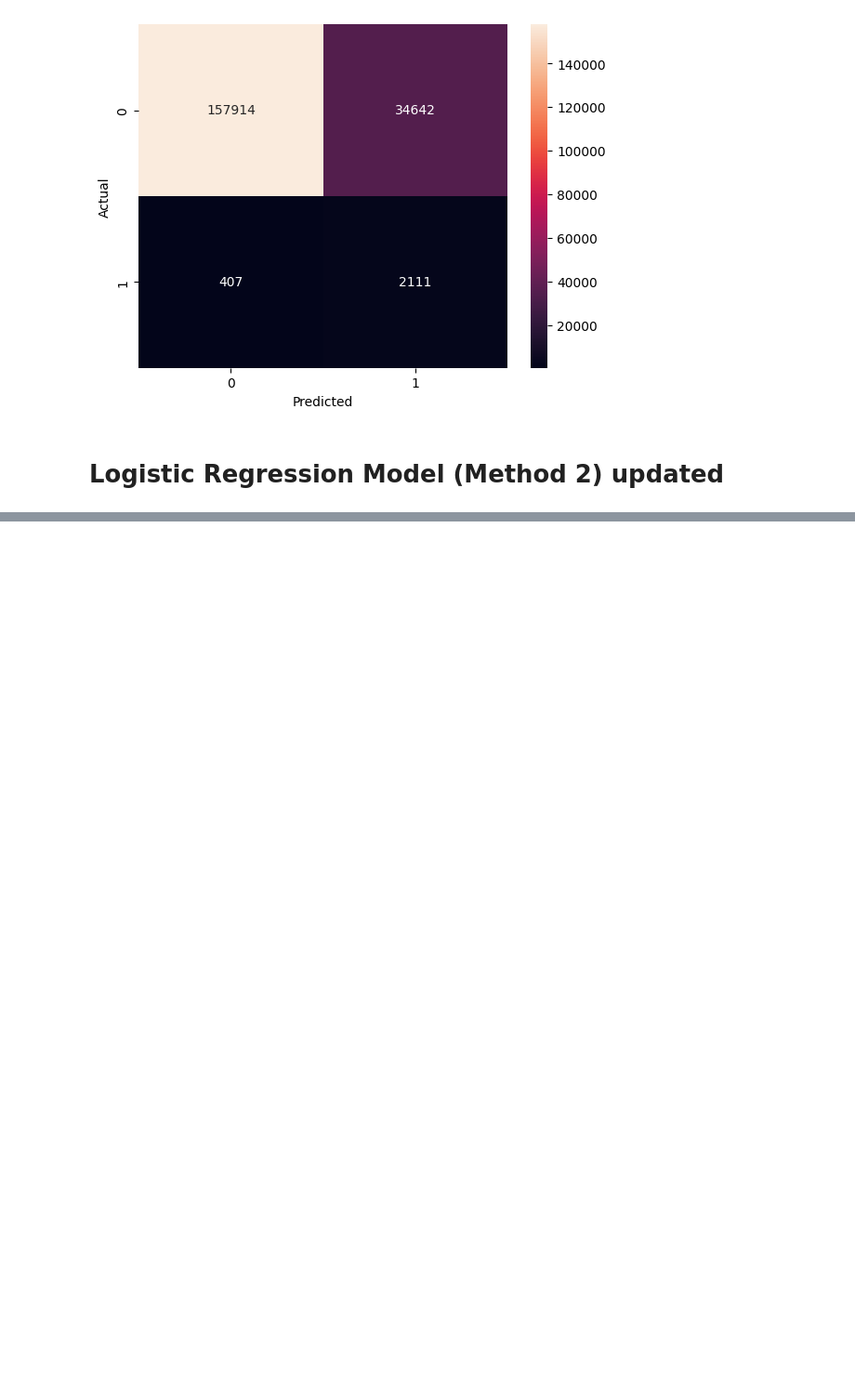
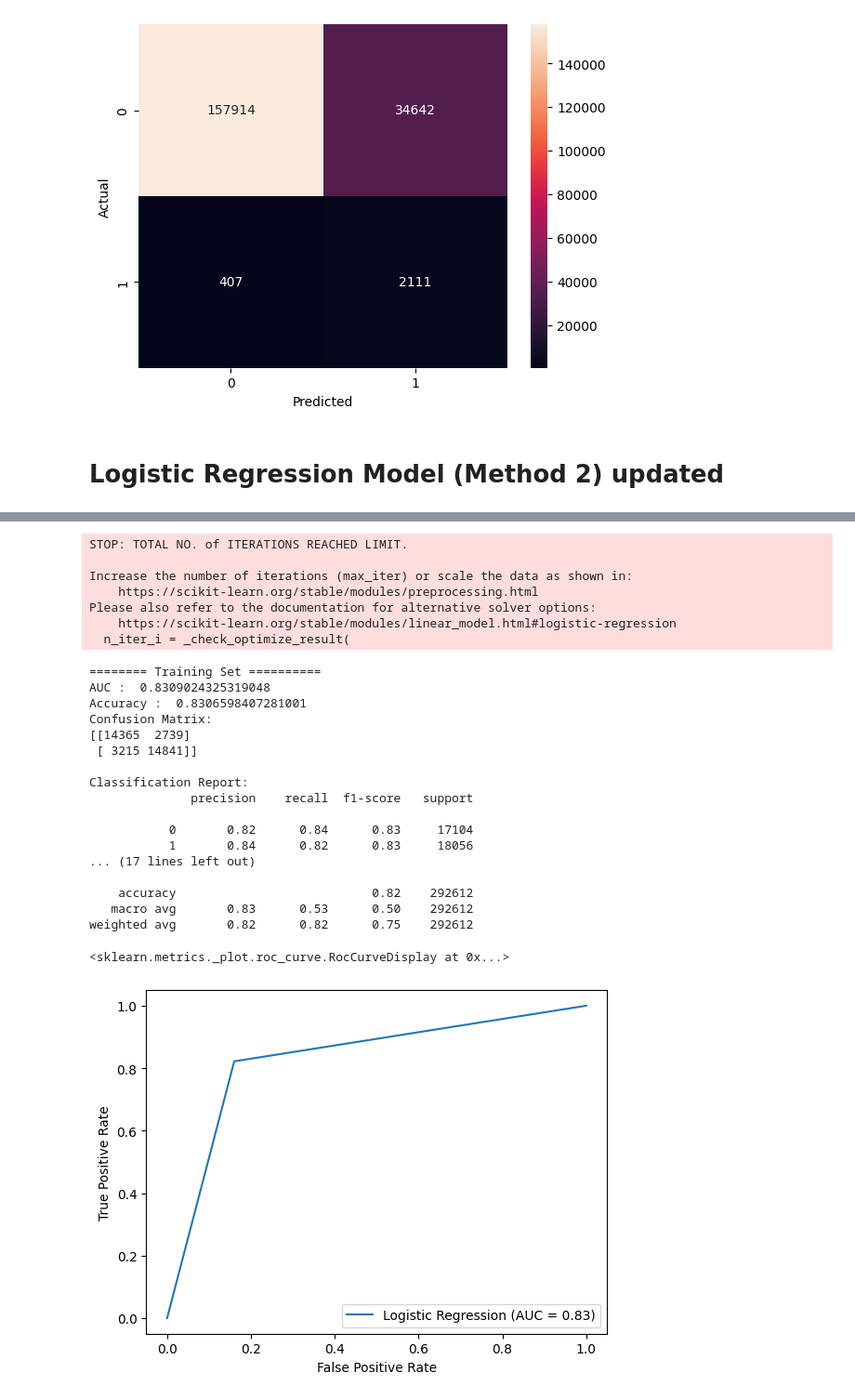
Before and after one commit to Dzy00/CHL5230-Final-Project, a Jupyter notebook: CHL5230_final_logReg_updated.ipynb, the cells around one changed output, grey strips where cells are left out. Shown: that part at 93% size. Drawn from its saved outputs; the diff is of its cells as text; code cells hidden in the pictures; blank space fills up the shorter version.

```diff
--- a/CHL5230_final_logReg_updated.ipynb
+++ b/CHL5230_final_logReg_updated.ipynb
@@ -297,35 +355,62 @@ def print_scores(conf_matrix, class_report, auc, acc):
     print("\nClassification Report:")
     print(class_report)
 # %%
-selected_columns = X_train.columns[rfecv.support_]
+selected_columns = X_resampled.columns[rfecv.support_]
 
 # Select only the features that were chosen by RFECV
-X_train = X_train[selected_columns]
+X_resampled_train = X_resampled[selected_columns]
 X_test = X_test[selected_columns]
 
 # Initialize and train a Logistic Regression model
 model = LogisticRegression()
-model.fit(X_train, y_train)
+model.fit(X_resampled_train, y_resampled)
 
 # Make predictions on the test and training sets
 y_pred_test = model.predict(X_test)
-y_pred_train = model.predict(X_train)
+y_pred_train = model.predict(X_resampled_train)
 
 # Calculate evaluation metrics and scores for the test and training sets
 conf_matrix_test, class_report_test, auc_test, acc_test = get_scores(y_pred_test, y_test)
-conf_matrix_train, class_report_train, auc_train, acc_train = get_scores(y_pred_train, y_train)
+conf_matrix_train, class_report_train, auc_train, acc_train = get_scores(y_pred_train, y_resampled)
 
 # Print scores and evaluation metrics for the training set
 print('======== Training Set ==========')
 print_scores(conf_matrix_train, class_report_train, auc_train, acc_train)
 
 # Print scores and evaluation metrics for the test set
 print('======== Test Set ==========')
 print_scores(conf_matrix_test, class_report_test, auc_test, acc_test)
 
 # Plot the ROC curve for the training set
 from sklearn.metrics import RocCurveDisplay, auc, roc_curve
-fpr, tpr, thresholds = roc_curve(y_pred_train, y_train)
+fpr, tpr, thresholds = roc_curve(y_pred_train, y_resampled)
 roc_auc = auc(fpr, tpr)
 display = RocCurveDisplay(fpr=fpr, tpr=tpr, roc_auc=roc_auc, estimator_name='Logistic Regression')
 display.plot()
+# %% [output]
+STOP: TOTAL NO. of ITERATIONS REACHED LIMIT.
+
+Increase the number of iterations (max_iter) or scale the data as shown in:
+    https://scikit-learn.org/stable/modules/preprocessing.html
+Please also refer to the documentation for alternative solver options:
+    https://scikit-learn.org/stable/modules/linear_model.html#logistic-regression
+  n_iter_i = _check_optimize_result(
+======== Training Set ==========
+AUC :  0.8309024325319048
+Accuracy :  0.8306598407281001
+Confusion Matrix:
+[[14365  2739]
+ [ 3215 14841]]
+
+Classification Report:
+              precision    recall  f1-score   support
+
+           0       0.82      0.84      0.83     17104
+           1       0.84      0.82      0.83     18056
+... (17 lines left out)
+
+    accuracy                           0.82    292612
+   macro avg       0.83      0.53      0.50    292612
+weighted avg       0.82      0.82      0.75    292612
+<sklearn.metrics._plot.roc_curve.RocCurveDisplay at 0x...>
+[figure, added]
```
Also changed, not shown: parts of 4 cells of this notebook.
